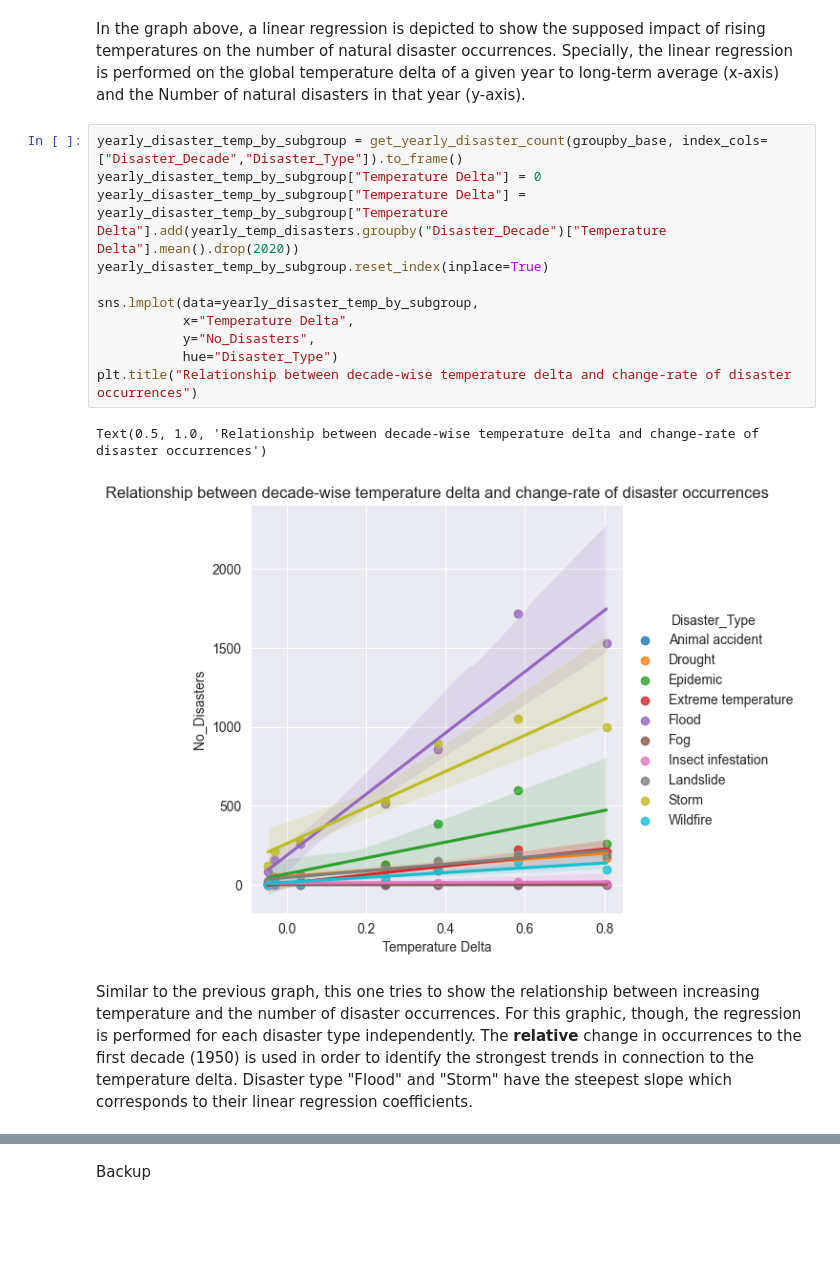
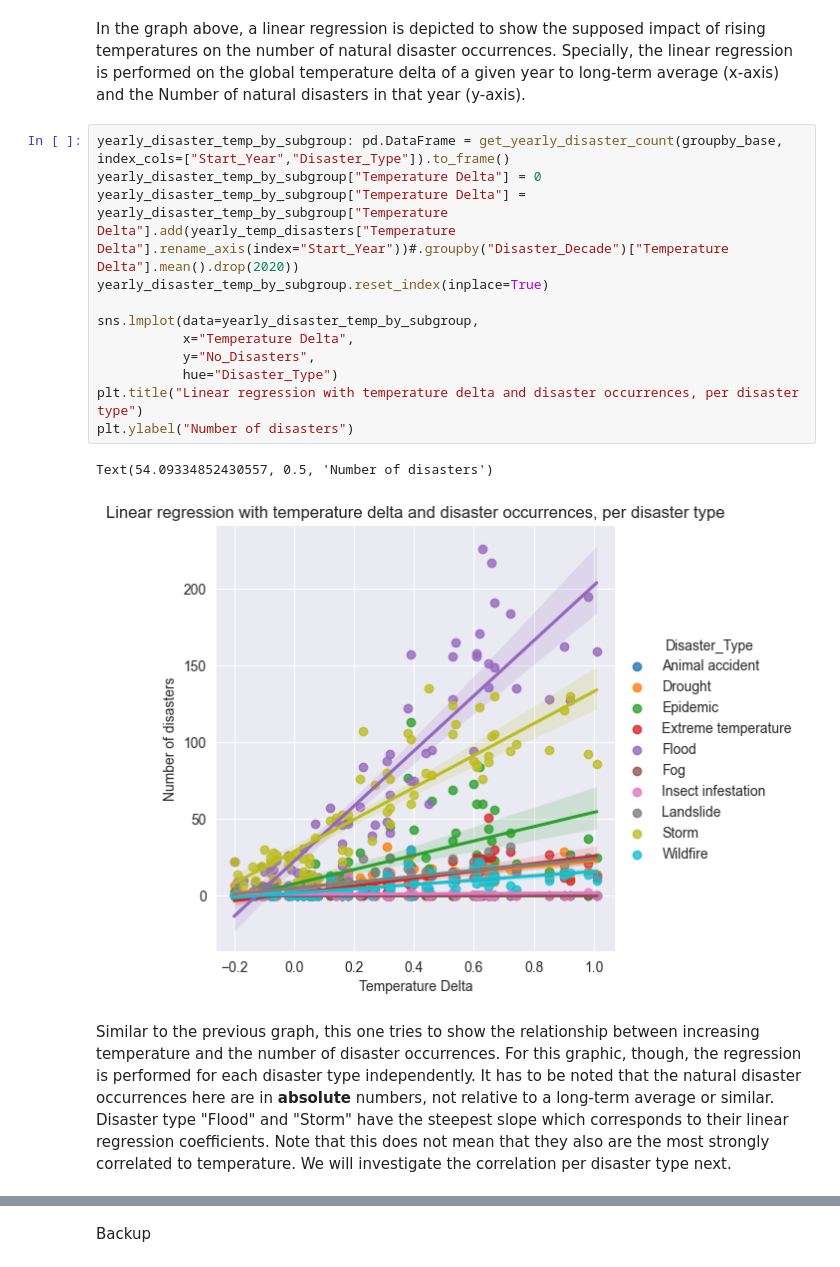
Before and after one commit to r-Files/DOPP, a Jupyter notebook: jupyter_notebooks/lab_question_c.ipynb, the cells around one changed output, grey strips where cells are left out. Saved outputs shown, nothing was run; the diff lists cells and outputs as text; blank space fills up the shorter version.

Commit message:
added text

```diff
--- a/jupyter_notebooks/lab_question_c.ipynb
+++ b/jupyter_notebooks/lab_question_c.ipynb
@@ -179,19 +207,20 @@ Correlation coefficient: 0.8886333511376328
 # %% [markdown]
 In the graph above, a linear regression is depicted to show the supposed impact of rising temperatures on the number of natural disaster occurrences. Specially, the linear regression is performed on the global temperature delta of a given year to long-term average (x-axis) and the Number of natural disasters in that year (y-axis).
 # %%
-yearly_disaster_temp_by_subgroup = get_yearly_disaster_count(groupby_base, index_cols=["Disaster_Decade","Disaster_Type"]).to_frame()
+yearly_disaster_temp_by_subgroup: pd.DataFrame = get_yearly_disaster_count(groupby_base, index_cols=["Start_Year","Disaster_Type"]).to_frame()
 yearly_disaster_temp_by_subgroup["Temperature Delta"] = 0
-yearly_disaster_temp_by_subgroup["Temperature Delta"] = yearly_disaster_temp_by_subgroup["Temperature Delta"].add(yearly_temp_disasters.groupby("Disaster_Decade")["Temperature Delta"].mean().drop(2020))
+yearly_disaster_temp_by_subgroup["Temperature Delta"] = yearly_disaster_temp_by_subgroup["Temperature Delta"].add(yearly_temp_disasters["Temperature Delta"].rename_axis(index="Start_Year"))#.groupby("Disaster_Decade")["Temperature Delta"].mean().drop(2020))
 yearly_disaster_temp_by_subgroup.reset_index(inplace=True)
 
 sns.lmplot(data=yearly_disaster_temp_by_subgroup,
            x="Temperature Delta",
            y="No_Disasters",
            hue="Disaster_Type")
-plt.title("Relationship between decade-wise temperature delta and change-rate of disaster occurrences")
+plt.title("Linear regression with temperature delta and disaster occurrences, per disaster type")
+plt.ylabel("Number of disasters")
 # %% [output]
-Text(0.5, 1.0, 'Relationship between decade-wise temperature delta and change-rate of disaster occurrences')
+Text(54.09334852430557, 0.5, 'Number of disasters')
-[figure, old version]
+[figure, new version]
 # %% [markdown]
-Similar to the previous graph, this one tries to show the relationship between increasing temperature and the number of disaster occurrences. For this graphic, though, the regression is performed for each disaster type independently. The **relative** change in occurrences to the first decade (1950) is used in order to identify the strongest trends in connection to the temperature delta.
-Disaster type "Flood" and "Storm" have the steepest slope which corresponds to their linear regression coefficients.
+Similar to the previous graph, this one tries to show the relationship between increasing temperature and the number of disaster occurrences. For this graphic, though, the regression is performed for each disaster type independently. It has to be noted that the natural disaster occurrences here are in **absolute** numbers, not relative to a long-term average or similar.
+Disaster type "Flood" and "Storm" have the steepest slope which corresponds to their linear regression coefficients. Note that this does not mean that they also are the most strongly correlated to temperature. We will investigate the correlation per disaster type next.
```
Also changed, not shown: parts of 19 cells of this notebook, 1 other file.
